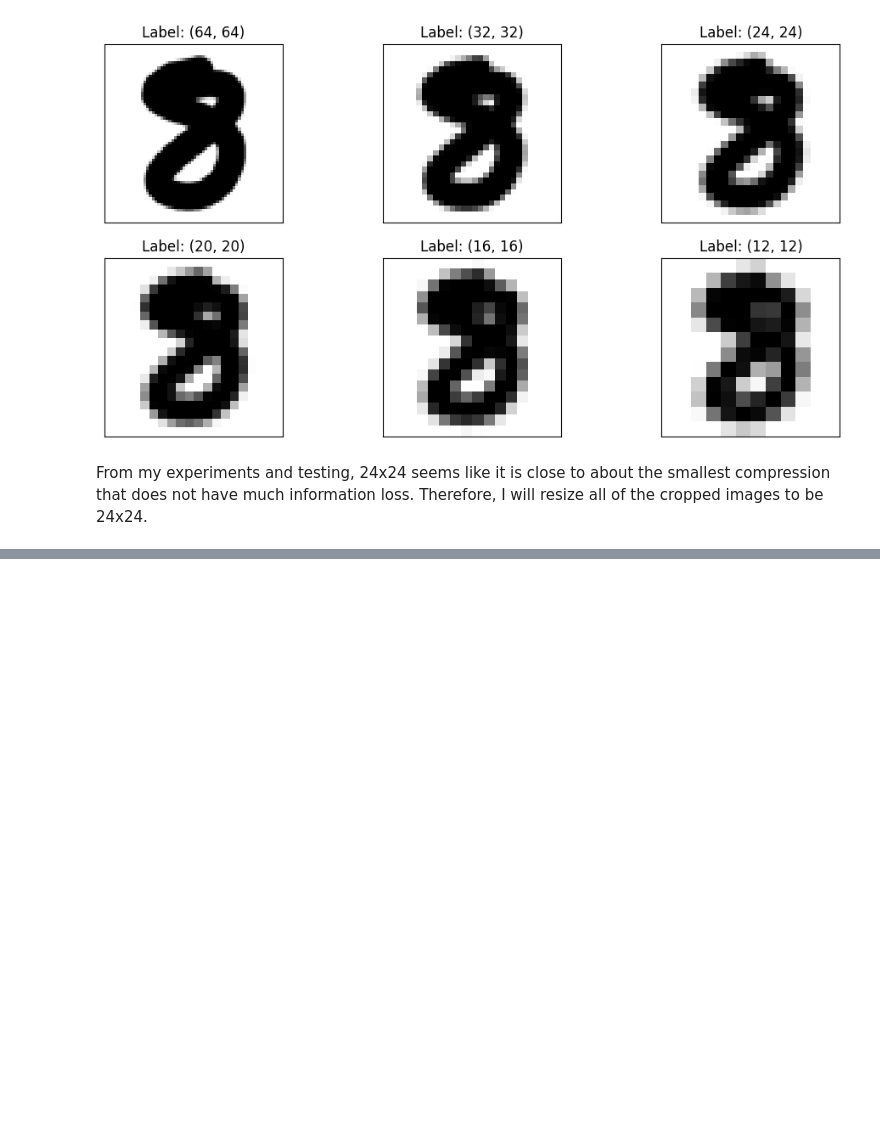
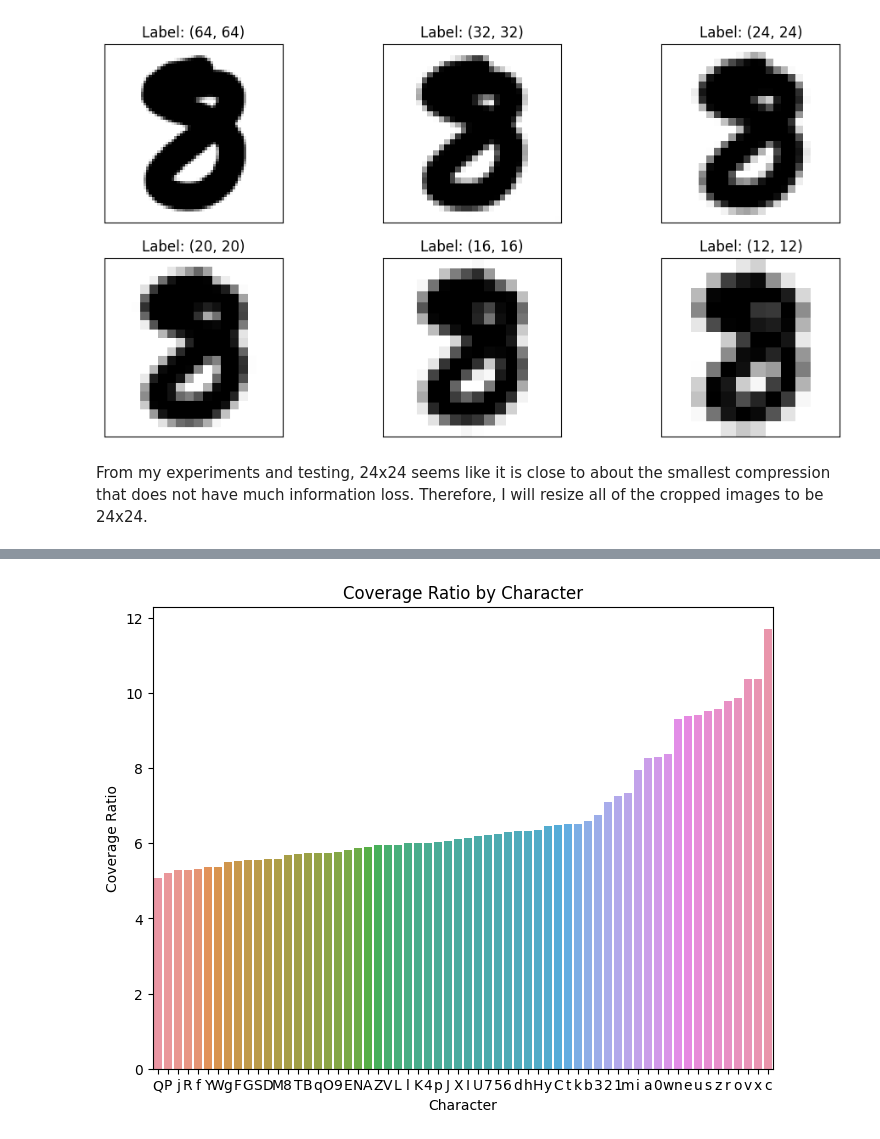
Before and after one commit to hemmerlinaj20/Project1_Phase1, a Jupyter notebook: research.ipynb, the cells around one changed output, grey strips where cells are left out. Cells and saved outputs as stored; diff of their text form; code cells hidden in the pictures; blank space fills up the shorter version.

```diff
--- a/research.ipynb
+++ b/research.ipynb
@@ -452,0 +547,4 @@ def resize_all_images(size: tuple[int, int]) -> None:
+# %%
+feature_df['coverage_ratio'] = feature_df['after_coverage'] / feature_df['before_coverage']
+coverage_ratio_df = feature_df.drop('image', axis=1).groupby('label').mean().reset_index().sort_values('coverage_ratio')
+coverage_ratio_df.head()
@@ -452,0 +558,10 @@ def resize_all_images(size: tuple[int, int]) -> None:
+# %%
+# ***THIS CODE WAS GENERATED BY AI AND USED WITH MINIMAL MODIFICATION***
+plt.figure(figsize=(8, 6))
+sns.barplot(x='label', y='coverage_ratio', data=coverage_ratio_df)
+plt.title('Coverage Ratio by Character')
+plt.xlabel('Character')
+plt.ylabel('Coverage Ratio')
+plt.show()
+# %% [output]
+[figure, added]
```
Also changed, not shown: parts of 26 cells of this notebook.
